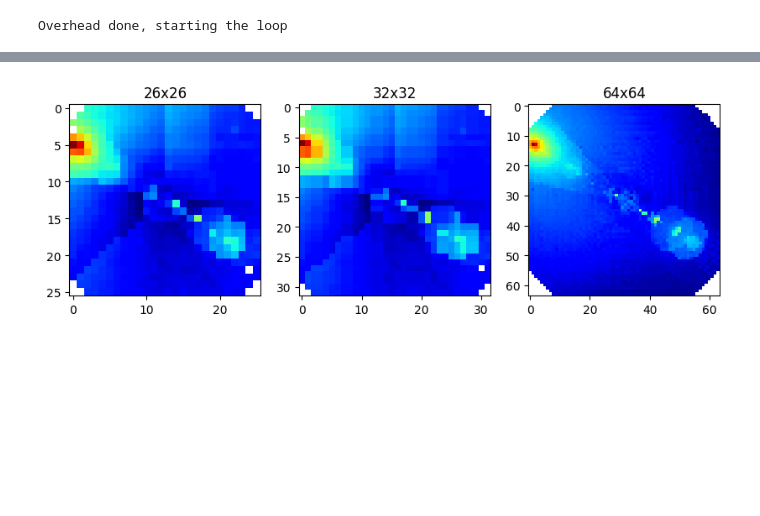
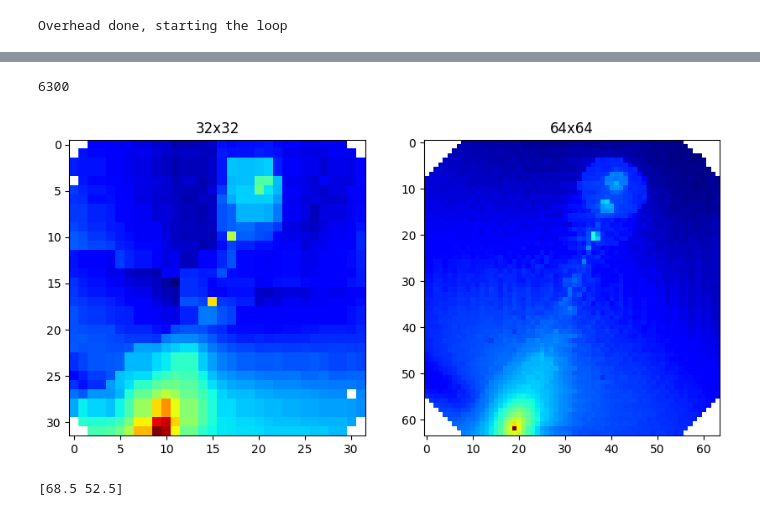
Before and after one commit to m7415/deep_learning_3MI, a Jupyter notebook: FPST.ipynb, the cells around one changed output, grey strips where cells are left out. Saved outputs shown, nothing was run; the diff lists cells and outputs as text; code cells hidden in the pictures; blank space fills up the shorter version.

```diff
--- a/FPST.ipynb
+++ b/FPST.ipynb
@@ -33,7 +36,7 @@ forbiden = file["forbiden"][0]
 coords_26 = file["coords"]
 # %%
 dir_path = os.path.join(data_dir, "interpol_64", "FPST_3MI2_-60")
-total_tasks = 512 * 512
+total_tasks = 10000 #(512 * 512)
 
 fpsts_64, coords_64 = load_FPST(dir_path, total_tasks)
 # %% [output]
@@ -49,20 +108,23 @@ for i in range(len(fpsts_26)):
+# %%
+fpsts_32 = np.nan_to_num(fpsts_32)
+# %%
+''' fpsts_32, min_32, max_32 = preprocess_data(fpsts_32)
+fpsts_64, min_64, max_64 = preprocess_data(fpsts_64) '''
+fpsts_32 = fpsts_32 / np.max(fpsts_32)
+fpsts_64 = fpsts_64 / np.max(fpsts_64)
 # %%
 ind = random.randint(0, len(fpsts_64))
-fpst_26 = fpsts_26[ind]
-fps_32 = fpsts_32[ind]
+print(ind)
+
+fpst_32 = fpsts_32[ind]
 fpst_64 = fpsts_64[ind]
 
-fpst_26 = np.log10(np.abs(fpst_26))
-fps_32 = np.log10(np.abs(fps_32))
-fpst_64 = np.log10(np.abs(fpst_64))
-
-fig, axs = plt.subplots(1, 3, figsize=(10, 5))
-axs[0].imshow(fpst_26, cmap="jet")
-axs[0].set_title("26x26")
-axs[1].imshow(fps_32, cmap="jet")
-axs[1].set_title("32x32")
-axs[2].imshow(fpst_64, cmap="jet")
-axs[2].set_title("64x64")
+fig, axs = plt.subplots(1, 2, figsize=(10, 5))
+axs[0].imshow(np.log10(np.abs(fpst_32)), cmap="jet")
+axs[0].set_title("32x32")
+axs[1].imshow(np.log10(np.abs(fpst_64)), cmap="jet")
+axs[1].set_title("64x64")
 plt.show()
 # %% [output]
+6300
-[figure, old version]
+[figure, new version]
@@ -72,3 +131,7 @@ from classes.AE import Autoencoder
+# %%
+print(coords_64[518])
+# %% [output]
+[68.5 52.5]
 # %%
 import tensorflow as tf
 from tensorflow import keras
```
Also changed, not shown: parts of 15 cells of this notebook, 3 other files.
